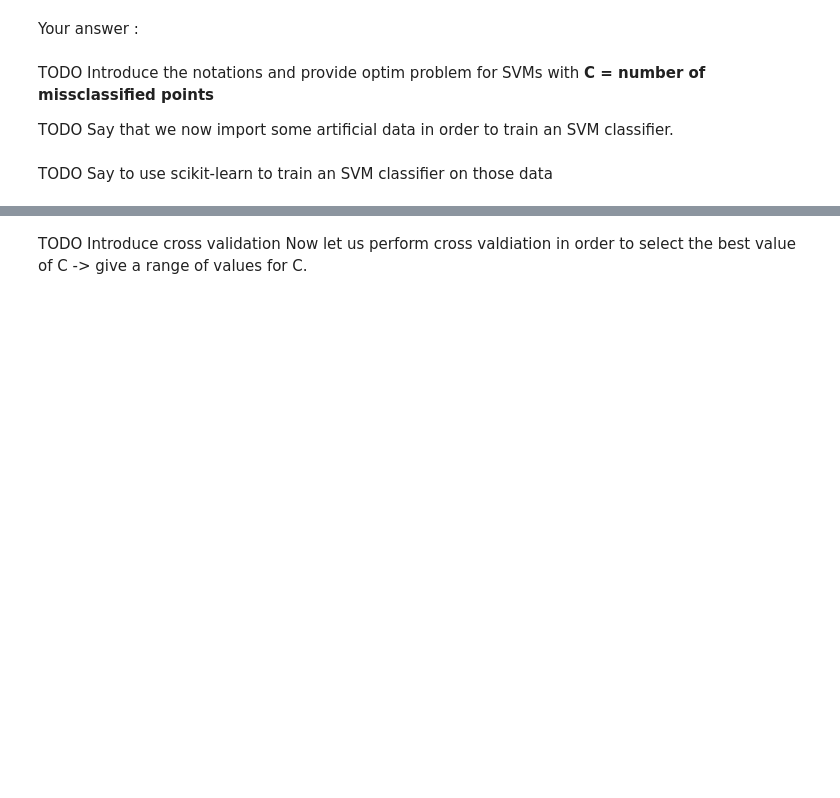
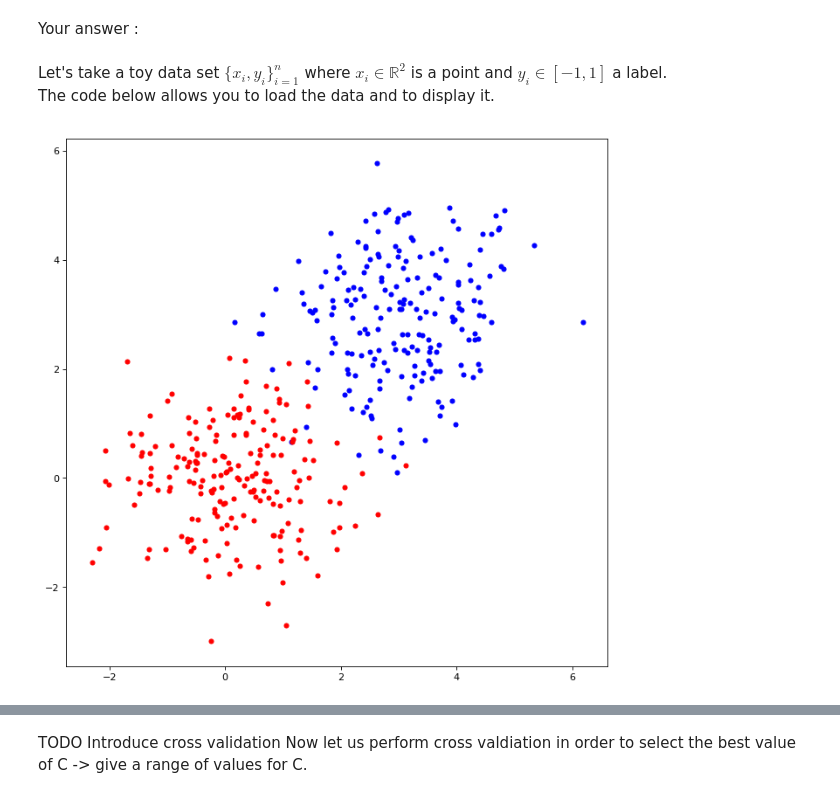
Before and after one commit to erwanlecarpentier/MLclass, a Jupyter notebook: Practice/SVMs/SVM.ipynb, the cells around one changed output, grey strips where cells are left out. Saved outputs shown, nothing was run; the diff lists cells and outputs as text; code cells hidden in the pictures; blank space fills up the shorter version.

```diff
--- a/Practice/SVMs/SVM.ipynb
+++ b/Practice/SVMs/SVM.ipynb
@@ -25,7 +29,3 @@ What is the objective of SVMs? On which principle is it built? Give a geometrica
 </div>
 # %% [markdown]
 Your answer :
-# %% [markdown]
-TODO Introduce the notations and provide optim problem for SVMs with **C = number of missclassified points**
-
-TODO Say that we now import some artificial data in order to train an SVM classifier.
@@ -35,2 +31,0 @@ TODO Say that we now import some artificial data in order to train an SVM classi
-# %% [markdown]
-TODO Say to use scikit-learn to train an SVM classifier on those data
@@ -38,0 +32,21 @@ TODO Say to use scikit-learn to train an SVM classifier on those data
+# %% [markdown]
+Let's take a toy data set $\{ {x_i, y_i} \}_{i=1}^n$ where $x_i \in \mathbb{R}^2$ is a point and $y_i \in [-1, 1]$ a label.<br>
+The code below allows you to load the data and to display it.
+# %%
+import numpy as np
+%matplotlib inline
+#%matplotlib notebook
+import matplotlib.pyplot as plt
+fig_size=(10, 10)
+
+res = np.loadtxt("data1.csv", delimiter=',')
+X = res[:,0:-1]
+y = res[:,-1].astype(int)
+Xblue = X[y==-1]
+Xred = X[y==1]
+
+fig=plt.figure(figsize=fig_size, dpi= 80, facecolor='w', edgecolor='k')
+plt.scatter(Xblue[:,0],Xblue[:,1],c='b',s=20)
+plt.scatter(Xred[:,0],Xred[:,1],c='r',s=20);
+# %% [output]
+[figure, added]
```
Also changed, not shown: parts of 11 cells of this notebook, 2 other files.
